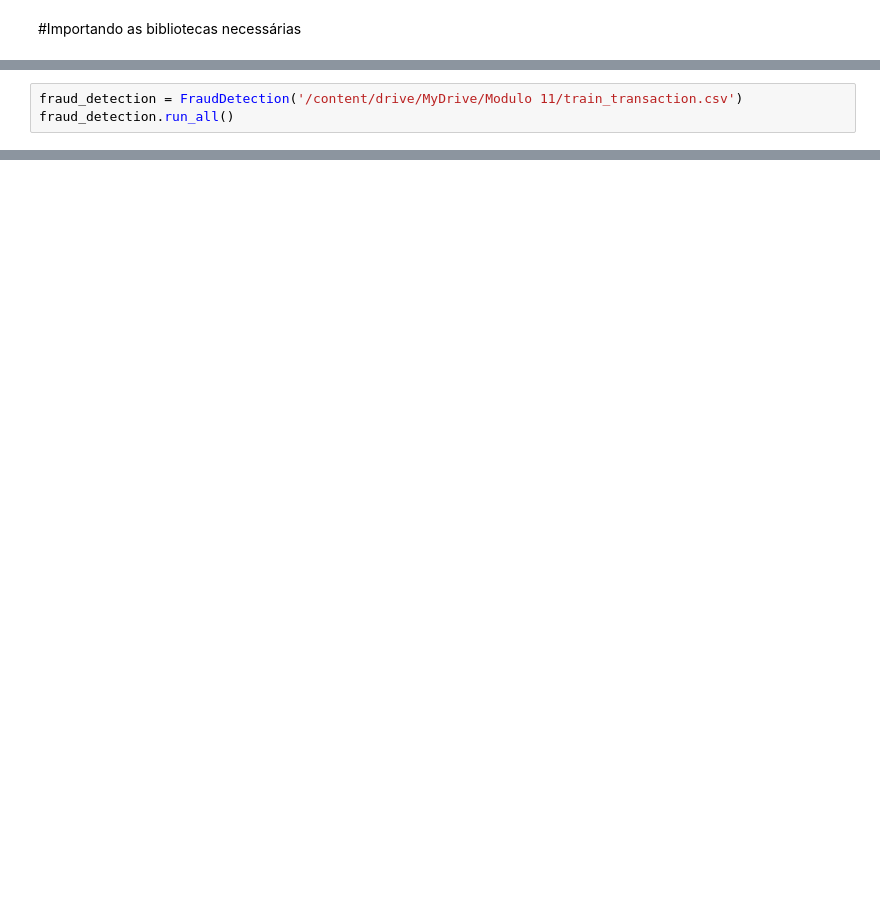
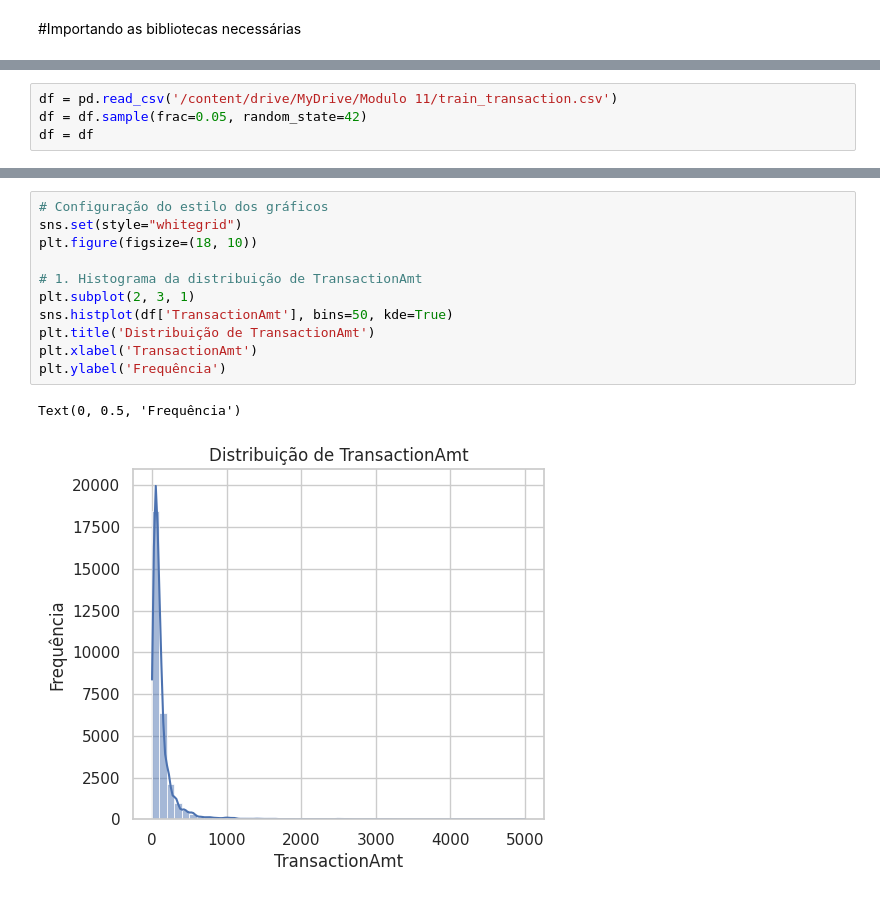
Before and after one commit to EricTach/ProvaM10ET, a Jupyter notebook: PonderadaSM7/Sm7Ponderada.ipynb, the cells around one changed output, grey strips where cells are left out. Cells and saved outputs as stored; diff of their text form; blank space fills up the shorter version.

```diff
--- a/PonderadaSM7/Sm7Ponderada.ipynb
+++ b/PonderadaSM7/Sm7Ponderada.ipynb
@@ -184,3 +23,4 @@ class FraudDetection:
 # %%
-fraud_detection = FraudDetection('/content/drive/MyDrive/Modulo 11/train_transaction.csv')
-fraud_detection.run_all()
+df = pd.read_csv('/content/drive/MyDrive/Modulo 11/train_transaction.csv')
+df = df.sample(frac=0.05, random_state=42)
+df = df
@@ -206,0 +63,14 @@ ValueError: could not convert string to float: 'W'
+# %%
+# Configuração do estilo dos gráficos
+sns.set(style="whitegrid")
+plt.figure(figsize=(18, 10))
+
+# 1. Histograma da distribuição de TransactionAmt
+plt.subplot(2, 3, 1)
+sns.histplot(df['TransactionAmt'], bins=50, kde=True)
+plt.title('Distribuição de TransactionAmt')
+plt.xlabel('TransactionAmt')
+plt.ylabel('Frequência')
+# %% [output]
+Text(0, 0.5, 'Frequência')
+[figure, added]
```
Also changed, not shown: parts of 29 cells of this notebook.
